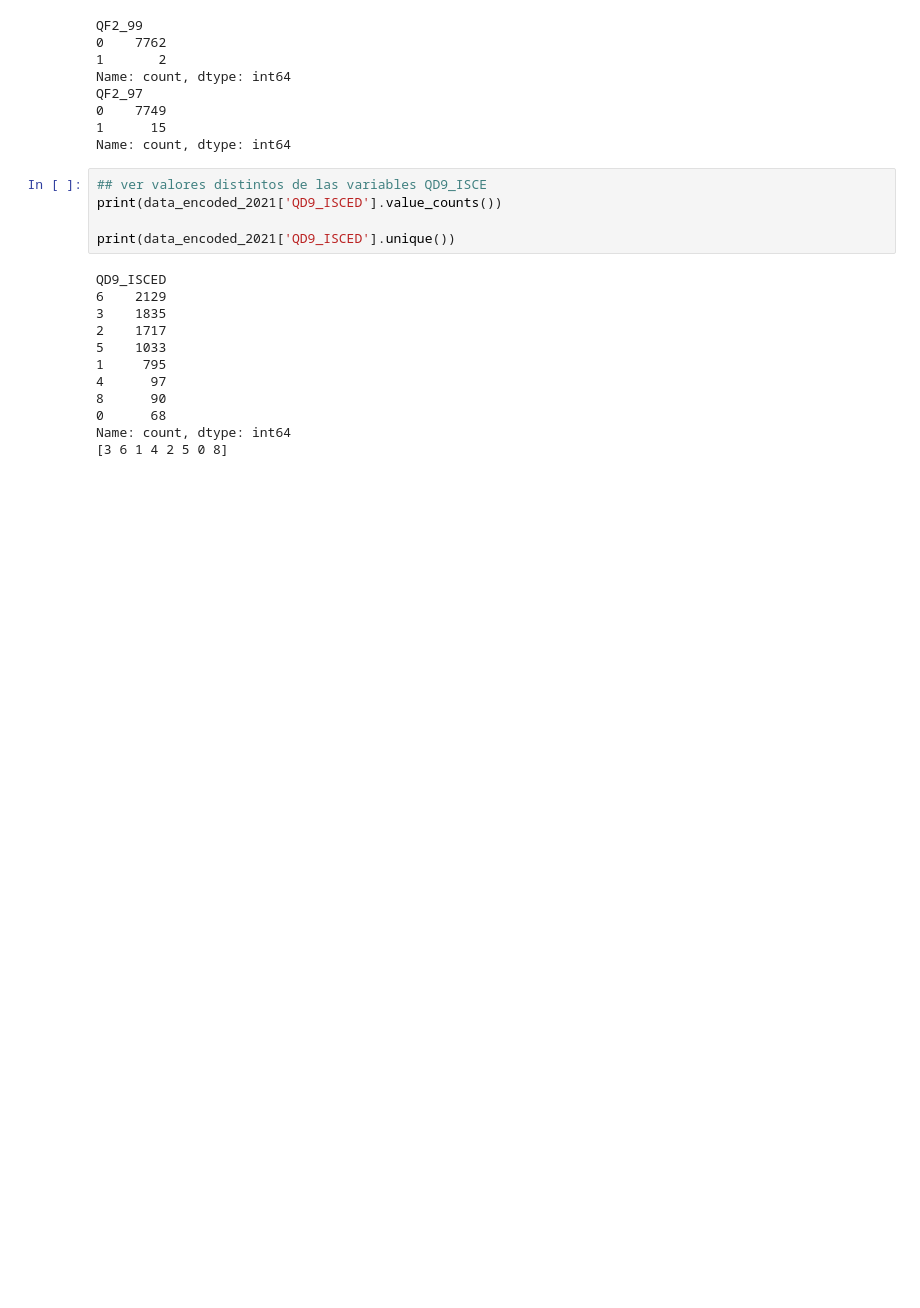
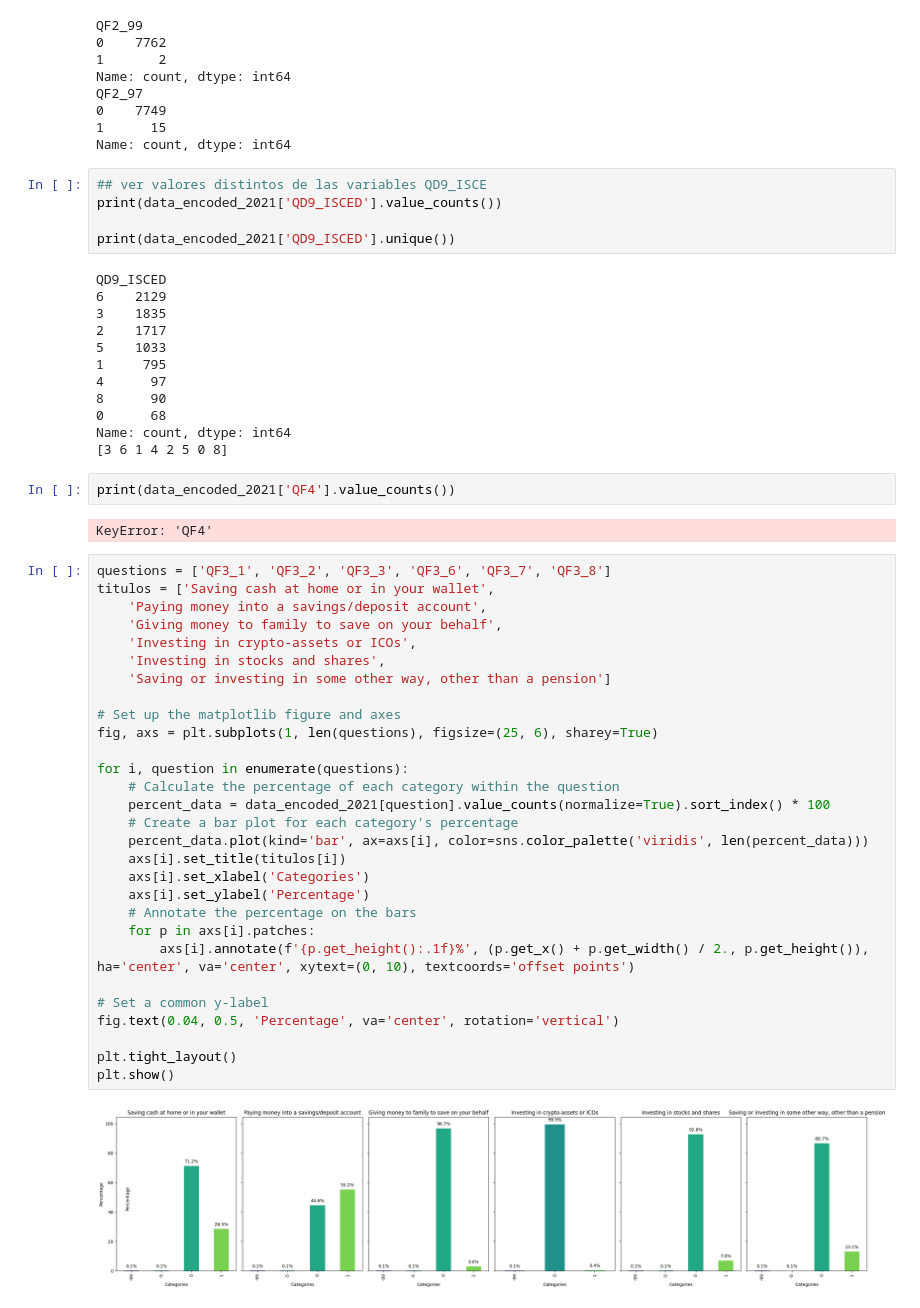
Before and after one commit to blackalle/TFM, a Jupyter notebook: tfm.ipynb, the cells around one changed output. Drawn from its saved outputs; the diff is of its cells as text; blank space fills up the shorter version.

```diff
--- a/tfm.ipynb
+++ b/tfm.ipynb
@@ -467,3 +468,38 @@ QD9_ISCED
 0      68
 Name: count, dtype: int64
 [3 6 1 4 2 5 0 8]
+# %%
+print(data_encoded_2021['QF4'].value_counts())
+# %% [output]
+KeyError: 'QF4'
+# %%
+questions = ['QF3_1', 'QF3_2', 'QF3_3', 'QF3_6', 'QF3_7', 'QF3_8']
+titulos = ['Saving cash at home or in your wallet',
+    'Paying money into a savings/deposit account',
+    'Giving money to family to save on your behalf',
+    'Investing in crypto-assets or ICOs',
+    'Investing in stocks and shares',
+    'Saving or investing in some other way, other than a pension']
+
+# Set up the matplotlib figure and axes
+fig, axs = plt.subplots(1, len(questions), figsize=(25, 6), sharey=True)
+
+for i, question in enumerate(questions):
+    # Calculate the percentage of each category within the question
+    percent_data = data_encoded_2021[question].value_counts(normalize=True).sort_index() * 100
+    # Create a bar plot for each category's percentage
+    percent_data.plot(kind='bar', ax=axs[i], color=sns.color_palette('viridis', len(percent_data)))
+    axs[i].set_title(titulos[i])
+    axs[i].set_xlabel('Categories')
+    axs[i].set_ylabel('Percentage')
+    # Annotate the percentage on the bars
+    for p in axs[i].patches:
+        axs[i].annotate(f'{p.get_height():.1f}%', (p.get_x() + p.get_width() / 2., p.get_height()), ha='center', va='center', xytext=(0, 10), textcoords='offset points')
+
+# Set a common y-label
+fig.text(0.04, 0.5, 'Percentage', va='center', rotation='vertical')
+
+plt.tight_layout()
+plt.show()
+# %% [output]
+[figure, added]
```
Also changed, not shown: parts of 10 cells of this notebook.
